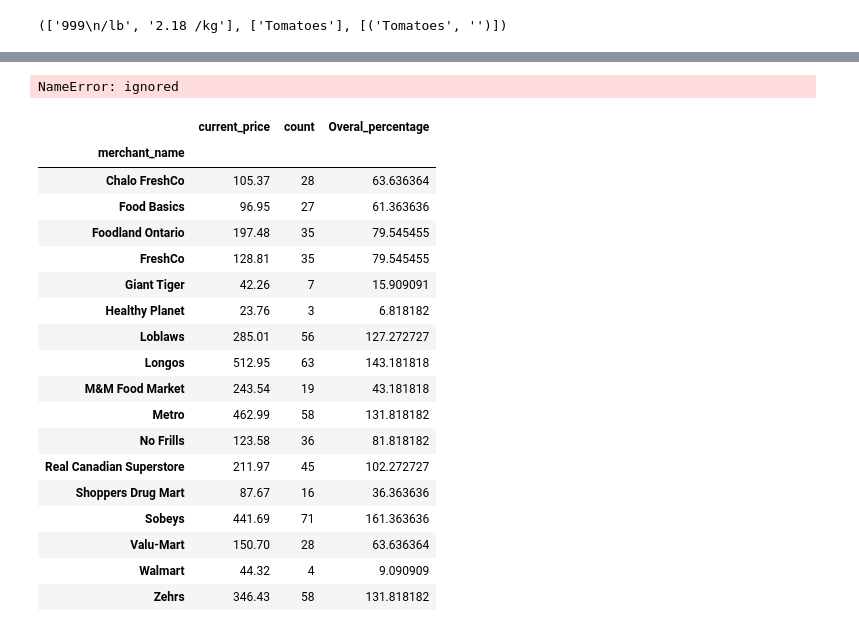
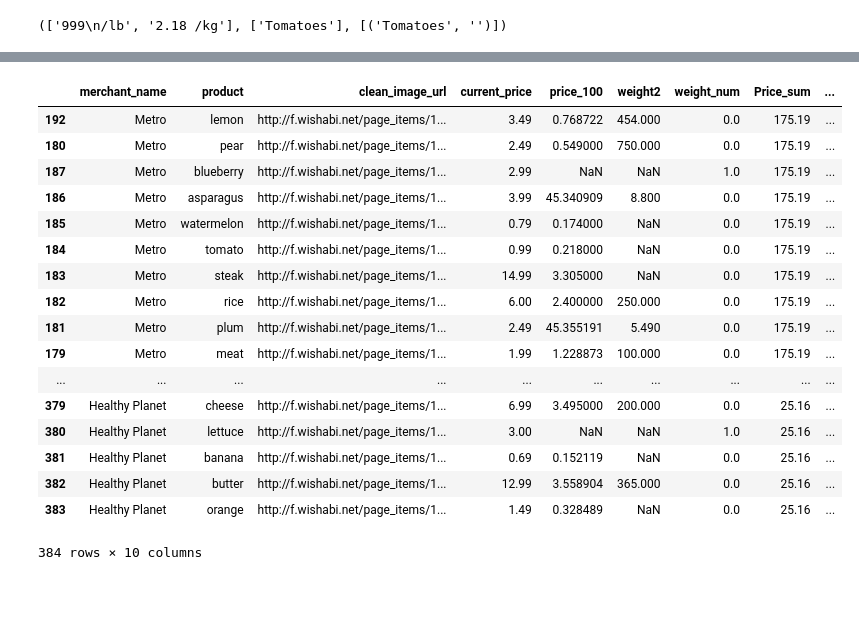
Before and after one commit to Bahramif/Deep-Trading, a Jupyter notebook: FLIPP_finalv2.ipynb, the cells around one changed output, grey strips where cells are left out. Drawn from its saved outputs; the diff is of its cells as text; code cells hidden in the pictures; blank space fills up the shorter version.

```diff
--- a/FLIPP_finalv2.ipynb
+++ b/FLIPP_finalv2.ipynb
@@ -437,2 +439,0 @@ df_agg_price_sum=df_agg.groupby(['merchant_name']).agg({'current_price':sum})
-# %%
-df_agg_price_mean=df_agg[['product','price_100']].groupby(['product']).median()
@@ -463,26 +440,29 @@ NameError: ignored
+# %%
+df_final=df_agg.merge(df_agg_price_sum,on='merchant_name')
+df_final=df_final.merge(df_agg_price_mean,on='product')
 # %%
-df_agg2['Overal_percentage']=df_agg.groupby(['merchant_name']).count()*100/len(df_sort_food3["product"].unique())
+df_final2=df_final[['product','merchant_name']].groupby(['merchant_name']).count()*100/len(df_sort_food3["product"].unique())
+df_final2 = df_final2.rename(columns={"product": "Percentage_list"}).reset_index()
-# %% [output]
-NameError: ignored
-# %%
-df_agg2
-# %% [output]
-|  | current_price | count | Overal_percentage |
-| merchant_name |  |  |  |
-| Chalo FreshCo | 105.37 | 28 | 63.636364 |
-| Food Basics | 96.95 | 27 | 61.363636 |
-| Foodland Ontario | 197.48 | 35 | 79.545455 |
-| FreshCo | 128.81 | 35 | 79.545455 |
-| Giant Tiger | 42.26 | 7 | 15.909091 |
-| Healthy Planet | 23.76 | 3 | 6.818182 |
-| Loblaws | 285.01 | 56 | 127.272727 |
-| Longos | 512.95 | 63 | 143.181818 |
-| M&M Food Market | 243.54 | 19 | 43.181818 |
-| Metro | 462.99 | 58 | 131.818182 |
-| No Frills | 123.58 | 36 | 81.818182 |
-| Real Canadian Superstore | 211.97 | 45 | 102.272727 |
-| Shoppers Drug Mart | 87.67 | 16 | 36.363636 |
-| Sobeys | 441.69 | 71 | 161.363636 |
-| Valu-Mart | 150.70 | 28 | 63.636364 |
-| Walmart | 44.32 | 4 | 9.090909 |
-| Zehrs | 346.43 | 58 | 131.818182 |
+# %%
+df_final3=df_final.merge(df_final2, on='merchant_name')
+# %%
+df_final3.sort_values('Percentage_list',ascending=False)
+# %% [output]
+|  | merchant_name | product | clean_image_url | current_price | price_100 | weight2 | weight_num | Price_sum | ... |
+| 192 | Metro | lemon | http://f.wishabi.net/page_items/1... | 3.49 | 0.768722 | 454.000 | 0.0 | 175.19 | ... |
+| 180 | Metro | pear | http://f.wishabi.net/page_items/1... | 2.49 | 0.549000 | 750.000 | 0.0 | 175.19 | ... |
+| 187 | Metro | blueberry | http://f.wishabi.net/page_items/1... | 2.99 | NaN | NaN | 1.0 | 175.19 | ... |
+| 186 | Metro | asparagus | http://f.wishabi.net/page_items/1... | 3.99 | 45.340909 | 8.800 | 0.0 | 175.19 | ... |
+| 185 | Metro | watermelon | http://f.wishabi.net/page_items/1... | 0.79 | 0.174000 | NaN | 0.0 | 175.19 | ... |
+| 184 | Metro | tomato | http://f.wishabi.net/page_items/1... | 0.99 | 0.218000 | NaN | 0.0 | 175.19 | ... |
+| 183 | Metro | steak | http://f.wishabi.net/page_items/1... | 14.99 | 3.305000 | NaN | 0.0 | 175.19 | ... |
+| 182 | Metro | rice | http://f.wishabi.net/page_items/1... | 6.00 | 2.400000 | 250.000 | 0.0 | 175.19 | ... |
+| 181 | Metro | plum | http://f.wishabi.net/page_items/1... | 2.49 | 45.355191 | 5.490 | 0.0 | 175.19 | ... |
+| 179 | Metro | meat | http://f.wishabi.net/page_items/1... | 1.99 | 1.228873 | 100.000 | 0.0 | 175.19 | ... |
+| ... | ... | ... | ... | ... | ... | ... | ... | ... | ... |
+| 379 | Healthy Planet | cheese | http://f.wishabi.net/page_items/1... | 6.99 | 3.495000 | 200.000 | 0.0 | 25.16 | ... |
+| 380 | Healthy Planet | lettuce | http://f.wishabi.net/page_items/1... | 3.00 | NaN | NaN | 1.0 | 25.16 | ... |
+| 381 | Healthy Planet | banana | http://f.wishabi.net/page_items/1... | 0.69 | 0.152119 | NaN | 0.0 | 25.16 | ... |
+| 382 | Healthy Planet | butter | http://f.wishabi.net/page_items/1... | 12.99 | 3.558904 | 365.000 | 0.0 | 25.16 | ... |
+| 383 | Healthy Planet | orange | http://f.wishabi.net/page_items/1... | 1.49 | 0.328489 | NaN | 0.0 | 25.16 | ... |
+384 rows × 10 columns
```
Also changed, not shown: parts of 3 cells of this notebook.
